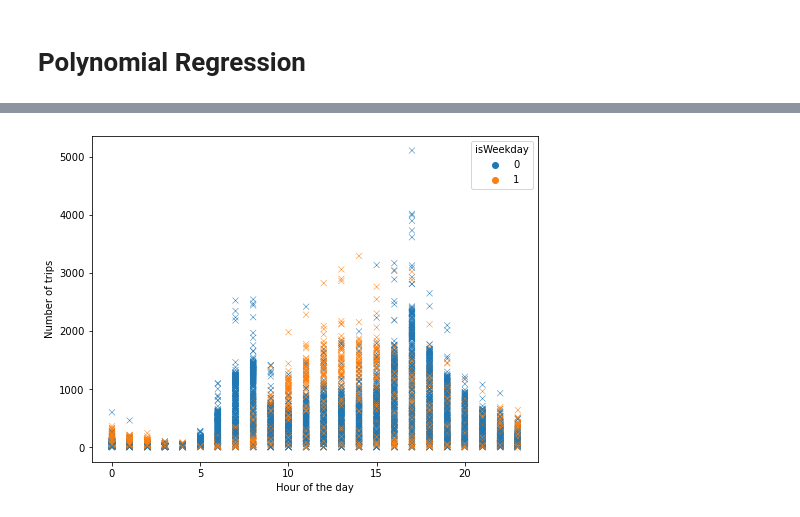
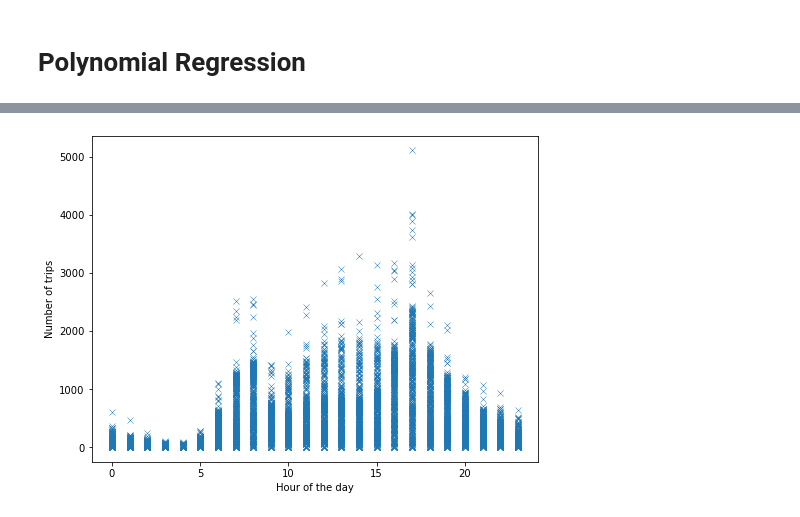
Before and after one commit to agruenb/PrescriptiveStruggle_BikeSharing, a Jupyter notebook: Polynomial_Regression.ipynb, the cells around one changed output, grey strips where cells are left out. Cells and saved outputs as stored; diff of their text form; code cells hidden in the pictures.

```diff
--- a/Polynomial_Regression.ipynb
+++ b/Polynomial_Regression.ipynb
@@ -24,8 +26,9 @@ df.head()
 # %%
+# non-linear relationship
 plt.figure(figsize=(8,6))
 plt.xlabel("Hour of the day")
 plt.ylabel("Number of trips")
-sns.scatterplot(data=df,x="hour" ,y="trips",marker="x",hue="isWeekday")
+sns.scatterplot(data=df,x="hour" ,y="trips",marker="x")
 plt.show()
 # %% [output]
-[figure, old version]
+[figure, new version]
```
Also changed, not shown: parts of 8 cells of this notebook, 1 other file.
